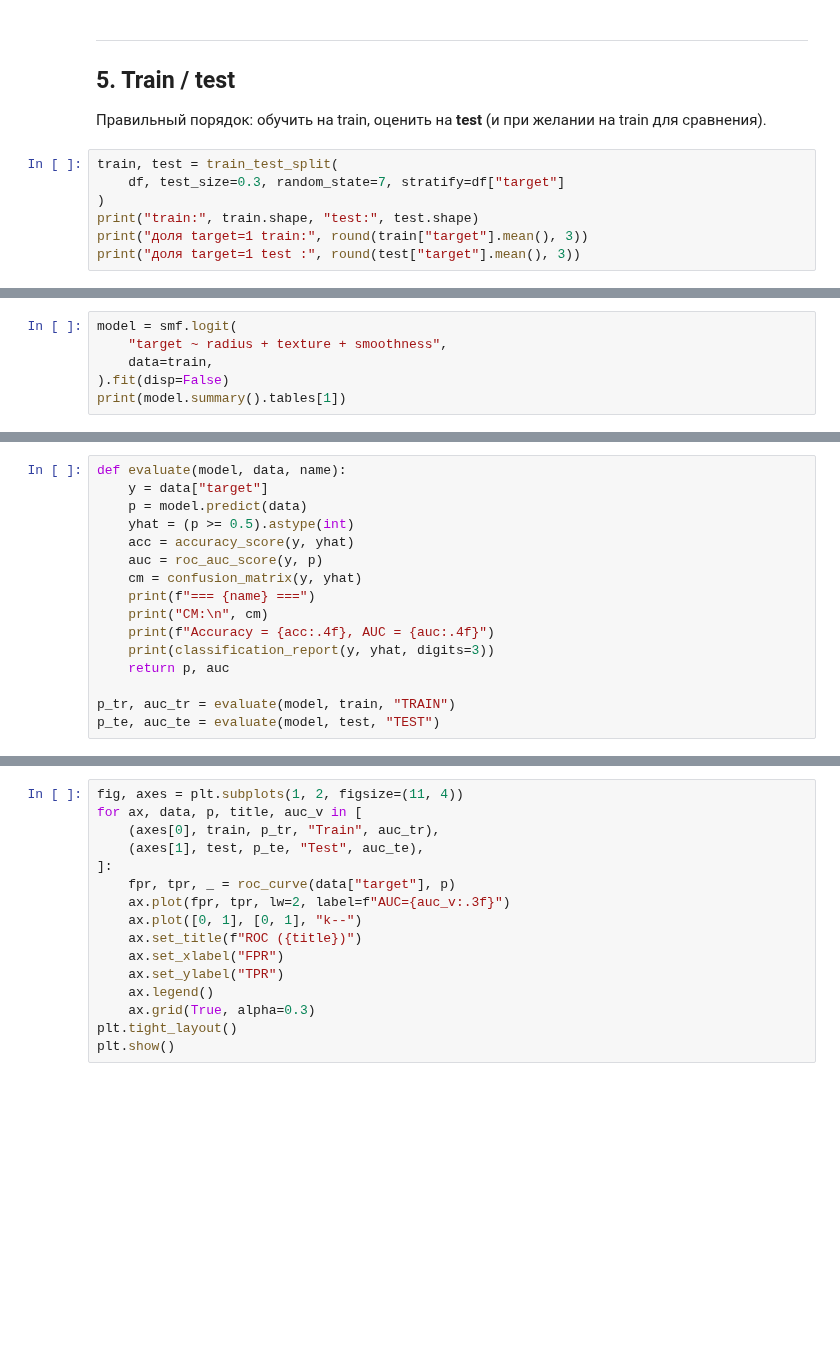
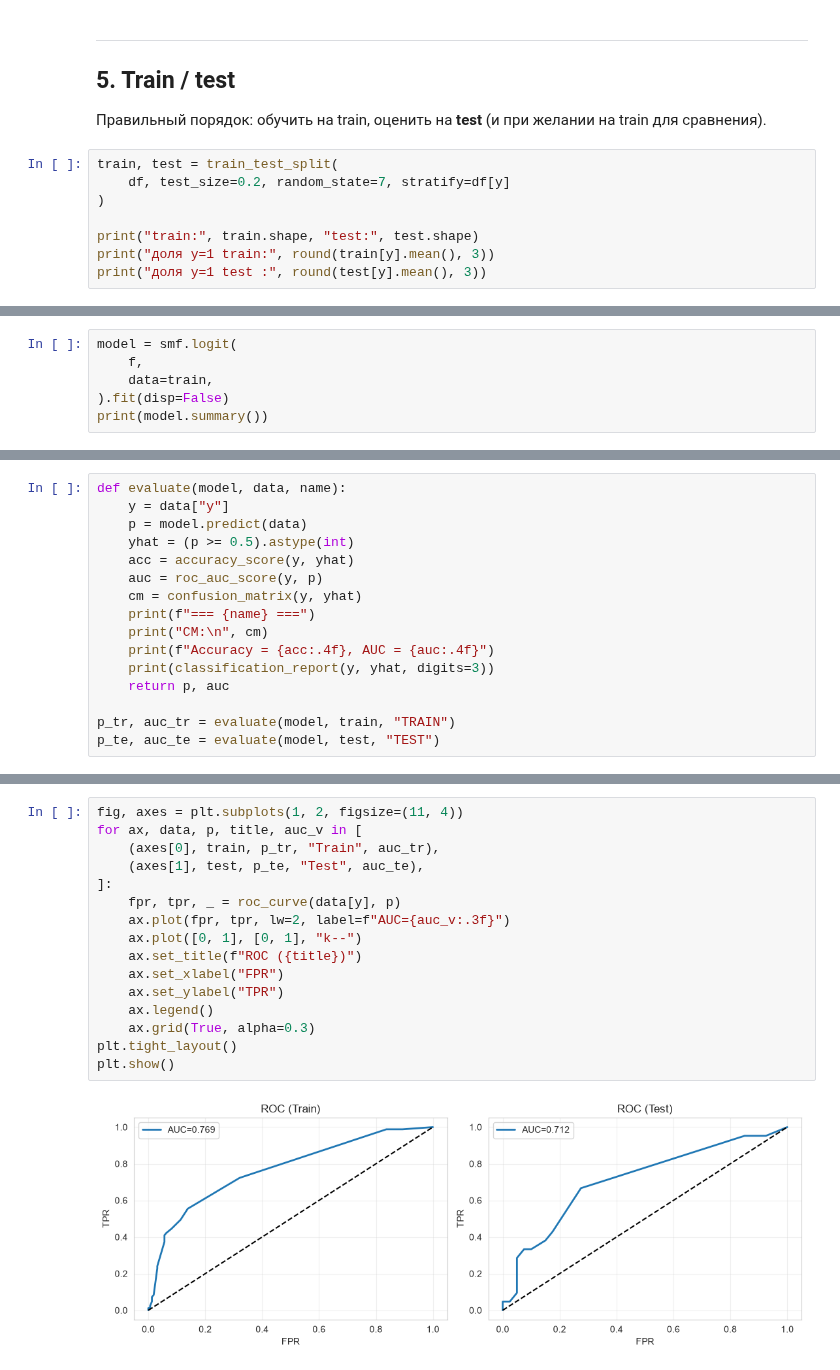
Before and after one commit to Qweeckusha/big_data_vvsu, a Jupyter notebook: practices/lab9/Task_09_Logistic_Regression_Python.ipynb, the cells around one changed output, grey strips where cells are left out. Cells and saved outputs as stored; diff of their text form; blank space fills up the shorter version.

```diff
--- a/practices/lab9/Task_09_Logistic_Regression_Python.ipynb
+++ b/practices/lab9/Task_09_Logistic_Regression_Python.ipynb
@@ -134,8 +264,9 @@ print(f"AUC = {auc:.4f}")
 Правильный порядок: обучить на train, оценить на **test** (и при желании на train для сравнения).
 # %%
 train, test = train_test_split(
-    df, test_size=0.3, random_state=7, stratify=df["target"]
+    df, test_size=0.2, random_state=7, stratify=df[y]
 )
+
 print("train:", train.shape, "test:", test.shape)
-print("доля target=1 train:", round(train["target"].mean(), 3))
-print("доля target=1 test :", round(test["target"].mean(), 3))
+print("доля y=1 train:", round(train[y].mean(), 3))
+print("доля y=1 test :", round(test[y].mean(), 3))
@@ -142,6 +277,6 @@ print("доля target=1 test :", round(test["target"].mean(), 3))
 # %%
 model = smf.logit(
-    "target ~ radius + texture + smoothness",
+    f,
     data=train,
 ).fit(disp=False)
-print(model.summary().tables[1])
+print(model.summary())
@@ -148,6 +306,6 @@ print(model.summary().tables[1])
 # %%
 def evaluate(model, data, name):
-    y = data["target"]
+    y = data["y"]
     p = model.predict(data)
     yhat = (p >= 0.5).astype(int)
     acc = accuracy_score(y, yhat)
@@ -164,16 +340,18 @@ p_te, auc_te = evaluate(model, test, "TEST")
 # %%
 fig, axes = plt.subplots(1, 2, figsize=(11, 4))
 for ax, data, p, title, auc_v in [
     (axes[0], train, p_tr, "Train", auc_tr),
     (axes[1], test, p_te, "Test", auc_te),
 ]:
-    fpr, tpr, _ = roc_curve(data["target"], p)
+    fpr, tpr, _ = roc_curve(data[y], p)
     ax.plot(fpr, tpr, lw=2, label=f"AUC={auc_v:.3f}")
     ax.plot([0, 1], [0, 1], "k--")
     ax.set_title(f"ROC ({title})")
     ax.set_xlabel("FPR")
     ax.set_ylabel("TPR")
     ax.legend()
     ax.grid(True, alpha=0.3)
 plt.tight_layout()
 plt.show()
+# %% [output]
+[figure, added]
```
Also changed, not shown: parts of 21 cells of this notebook.
